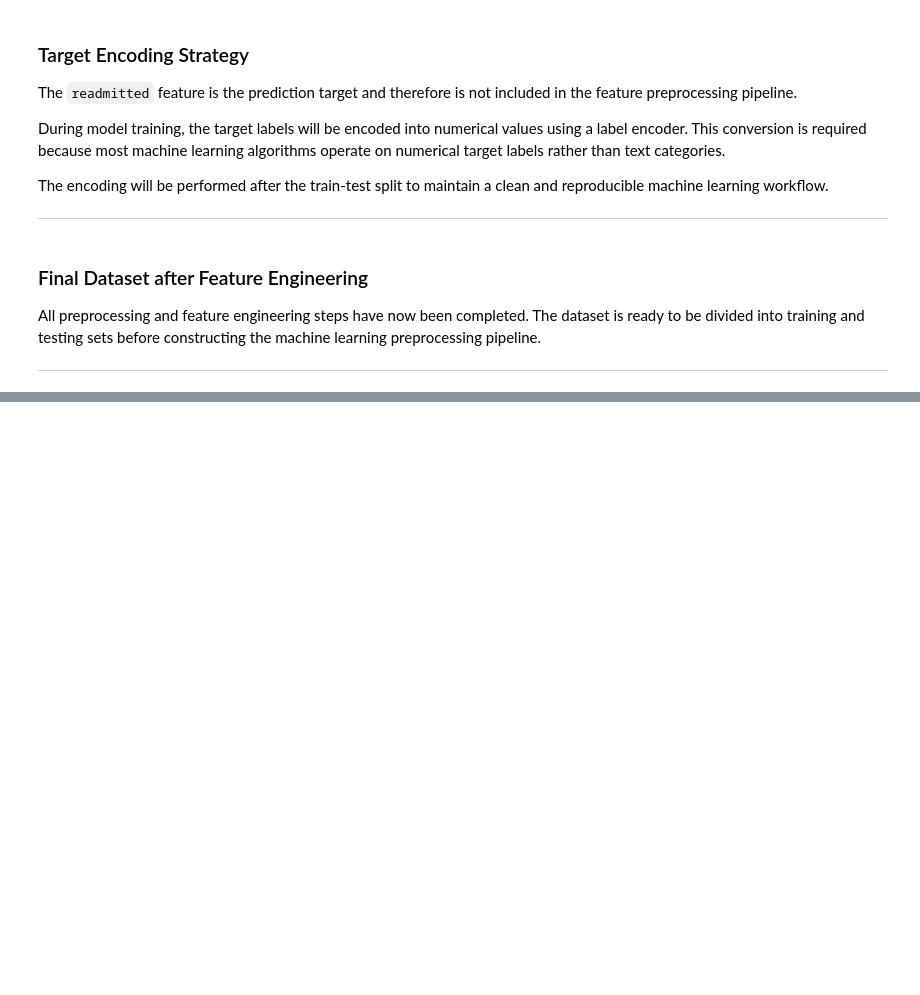
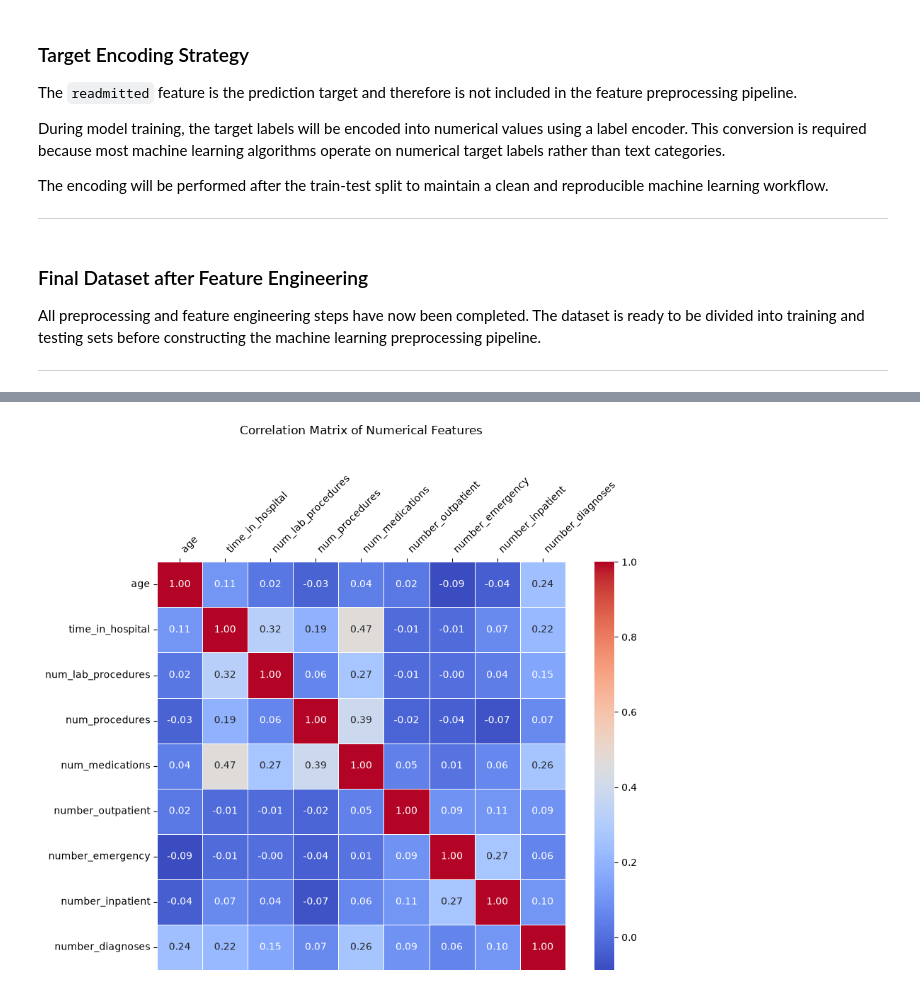
Before and after one commit to ajay-nagpal/Hospital-Readmission-Prediction, a Jupyter notebook: hospital_readmission.ipynb, the cells around one changed output, grey strips where cells are left out. Drawn from its saved outputs; the diff is of its cells as text; code cells hidden in the pictures; blank space fills up the shorter version.

```diff
--- a/hospital_readmission.ipynb
+++ b/hospital_readmission.ipynb
@@ -2533,0 +2797,43 @@ All preprocessing and feature engineering steps have now been completed. The dat
+# %%
+# =====================================================
+# Correlation Matrix of Numerical Features
+# =====================================================
+
+# Import the libraries required for visualisation.
+import matplotlib.pyplot as plt
+import seaborn as sns
+
+correlation_matrix = df[numerical_features].corr(method="pearson")
+
+# Create a figure for the heatmap.
+plt.figure(figsize=(10, 8))
+
+# Plot the correlation matrix as a heatmap.
+sns.heatmap(
+    correlation_matrix,
+    annot=True,
+    cmap="coolwarm",
+    fmt=".2f",
+    linewidths=0.5,
+    square=True
+)
+
+# Display feature names at the top of the heatmap.
+ax = plt.gca()
+ax.xaxis.tick_top()
+ax.xaxis.set_label_position("top")
+
+# Rotate axis labels for readability.
+plt.xticks(rotation=45, ha="left")
+plt.yticks(rotation=0)
+
+# a title.
+plt.title("Correlation Matrix of Numerical Features", pad=40)
+
+# prevent overlapping labels.
+plt.tight_layout()
+
+# Display the heatmap.
+plt.show()
+# %% [output]
+[figure, added]
```
Also changed, not shown: parts of 15 cells of this notebook.
